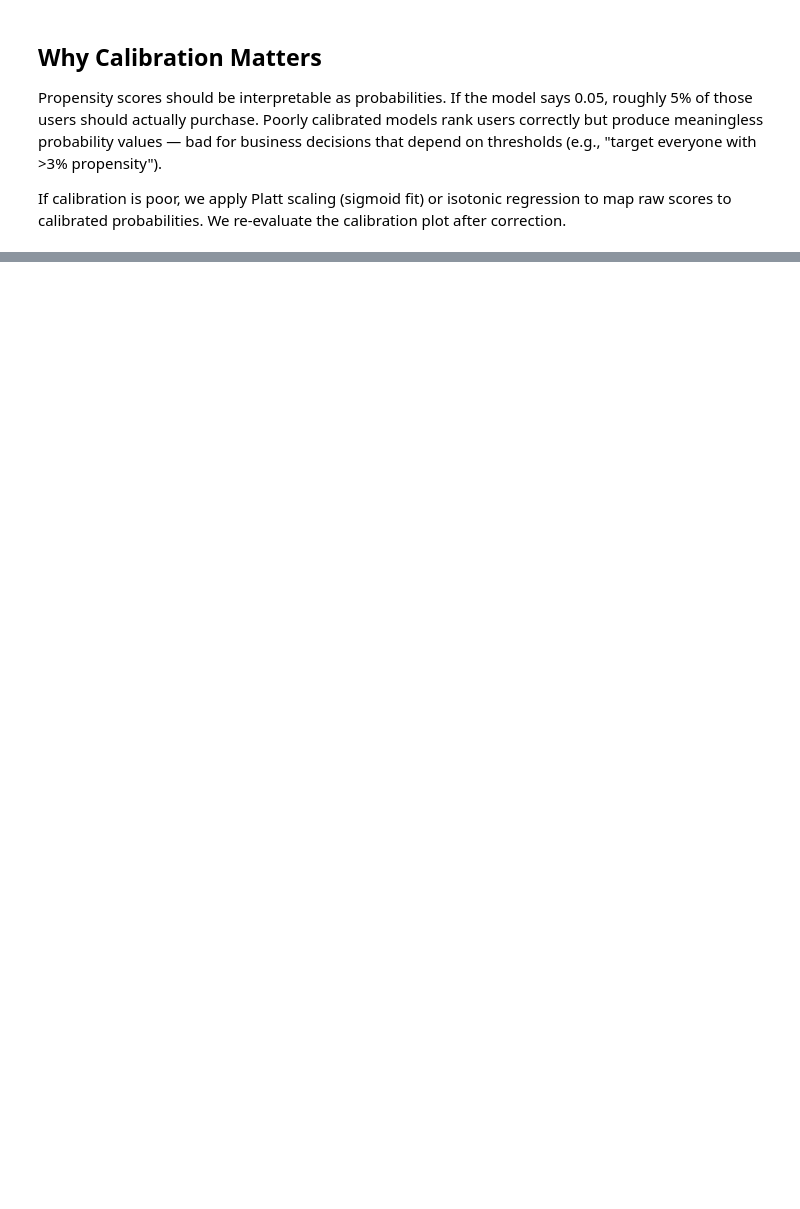
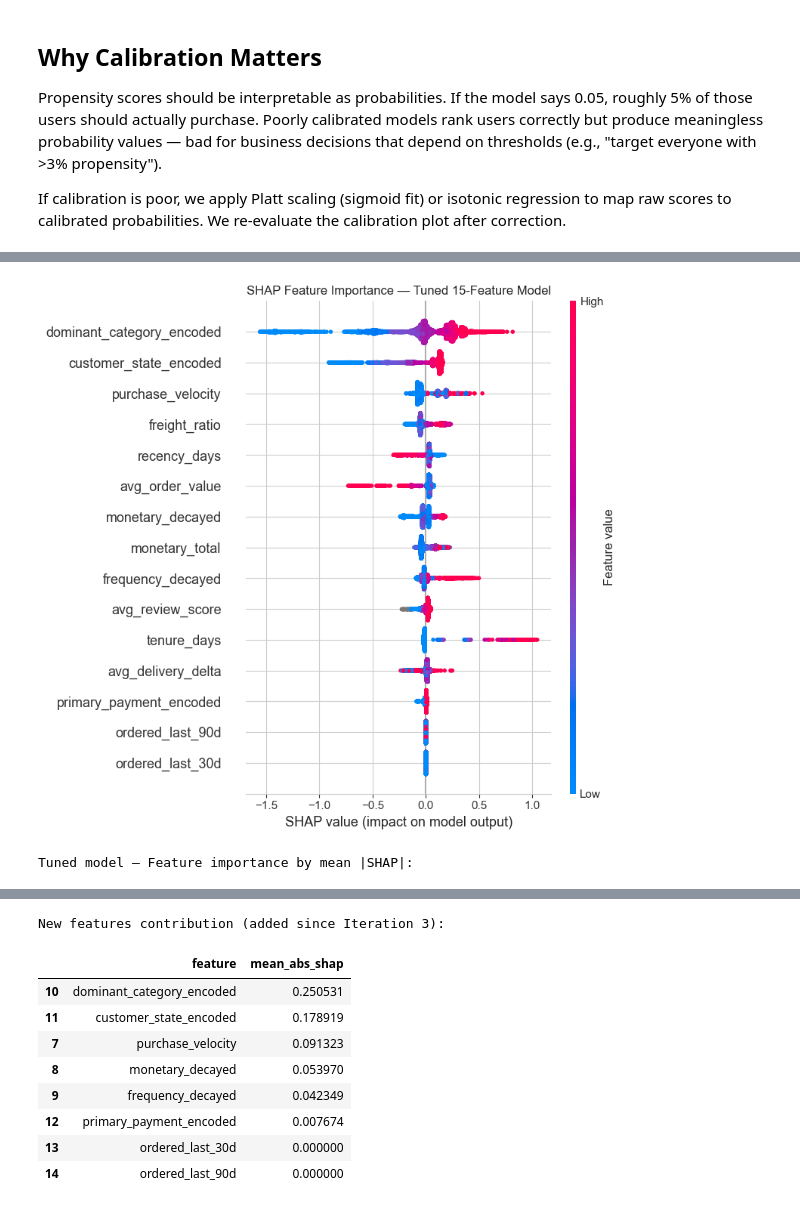
Before and after one commit to Tanmay1005/Scowtt, a Jupyter notebook: scowtt_mle.ipynb, the cells around one changed output, grey strips where cells are left out. Drawn from its saved outputs; the diff is of its cells as text; code cells hidden in the pictures; blank space fills up the shorter version.

```diff
--- a/scowtt_mle.ipynb
+++ b/scowtt_mle.ipynb
@@ -1574,0 +1767,69 @@ With a low positive rate and limited positive examples, the ceiling for any mode
+# %%
+# Cell 45: SHAP feature importance — tuned model + full model comparison
+
+# --- SHAP on tuned 15-feature model ---
+explainer_tuned = shap.TreeExplainer(lgb_tuned)
+shap_values_tuned = explainer_tuned.shap_values(X_test)
+
+if isinstance(shap_values_tuned, list):
+    shap_vals_tuned = shap_values_tuned[1]
+else:
+    shap_vals_tuned = shap_values_tuned
+
+plt.figure(figsize=(12, 10))
+shap.summary_plot(shap_vals_tuned, X_test, max_display=15, show=False)
+plt.title(f'SHAP Feature Importance — Tuned {len(core_features)}-Feature Model')
+plt.tight_layout()
+plt.show()
+
+# Mean absolute SHAP values
+mean_shap_tuned = np.abs(shap_vals_tuned).mean(axis=0)
+shap_importance_tuned = pd.DataFrame({
+    'feature': core_features,
+    'mean_abs_shap': mean_shap_tuned
+}).sort_values('mean_abs_shap', ascending=False)
+
+print('Tuned model — Feature importance by mean |SHAP|:')
+display(shap_importance_tuned)
+
+# Highlight new features (vs original 8)
+new_features = ['purchase_velocity', 'monetary_decayed', 'frequency_decayed',
+                'dominant_category_encoded', 'customer_state_encoded',
+                'primary_payment_encoded', 'ordered_last_30d', 'ordered_last_90d']
+new_feat_importance = shap_importance_tuned[shap_importance_tuned.feature.isin(new_features)]
+print(f'\nNew features contribution (added since Iteration 3):')
+display(new_feat_importance)
+
+total_shap = shap_importance_tuned.mean_abs_shap.sum()
+new_shap = new_feat_importance.mean_abs_shap.sum()
+print(f'New features account for {new_shap/total_shap*100:.1f}% of total SHAP importance.')
+
+# --- Train full 36-feature model for comparison ---
+# Set categorical dtypes now (after all target encoding is done)
+cat_cols_full = ['dominant_category', 'primary_payment', 'customer_state']
+X_train_full_cat = X_train_full.copy()
+X_test_full_cat = X_test_full.copy()
+for col in cat_cols_full:
+    if col in X_train_full_cat.columns:
+        X_train_full_cat[col] = X_train_full_cat[col].astype('category')
+        X_test_full_cat[col] = X_test_full_cat[col].astype('category')
+
+lgb_full = lgb.LGBMClassifier(
+    n_estimators=300, learning_rate=0.01, max_depth=3,
+    num_leaves=7, min_child_samples=50, reg_alpha=1.0,
+    reg_lambda=1.0, scale_pos_weight=spw, subsample=0.8,
+    subsample_freq=1, random_state=42, verbose=-1
+)
+lgb_full.fit(X_train_full_cat, y_train, categorical_feature=cat_cols_full)
+
+full_scores_test = lgb_full.predict_proba(X_test_full_cat)[:, 1]
+roc_auc_full = roc_auc_score(y_test, full_scores_test)
+pr_auc_full = average_precision_score(y_test, full_scores_test)
+
+print(f'\n=== Model Comparison ===')
+print(f'Full model (36+ features) — ROC-AUC: {roc_auc_full:.4f}, PR-AUC: {pr_auc_full:.4f}')
+print(f'Tuned model ({len(core_features)} features) — ROC-AUC: {roc_auc_tuned:.4f}, PR-AUC: {pr_auc_tuned:.4f}')
+print(f'Base model ({len(core_features)} features)  — ROC-AUC: {roc_auc_lgb:.4f}, PR-AUC: {pr_auc_lgb:.4f}')
+# %% [output]
+[figure, added]
+Tuned model — Feature importance by mean |SHAP|:
@@ -1574,0 +1852,10 @@ With a low positive rate and limited positive examples, the ceiling for any mode
+New features contribution (added since Iteration 3):
+|  | feature | mean_abs_shap |
+| 10 | dominant_category_encoded | 0.250531 |
+| 11 | customer_state_encoded | 0.178919 |
+| 7 | purchase_velocity | 0.091323 |
+| 8 | monetary_decayed | 0.053970 |
+| 9 | frequency_decayed | 0.042349 |
+| 12 | primary_payment_encoded | 0.007674 |
+| 13 | ordered_last_30d | 0.000000 |
+| 14 | ordered_last_90d | 0.000000 |
```
Also changed, not shown: parts of 41 cells of this notebook, 2 other files.
